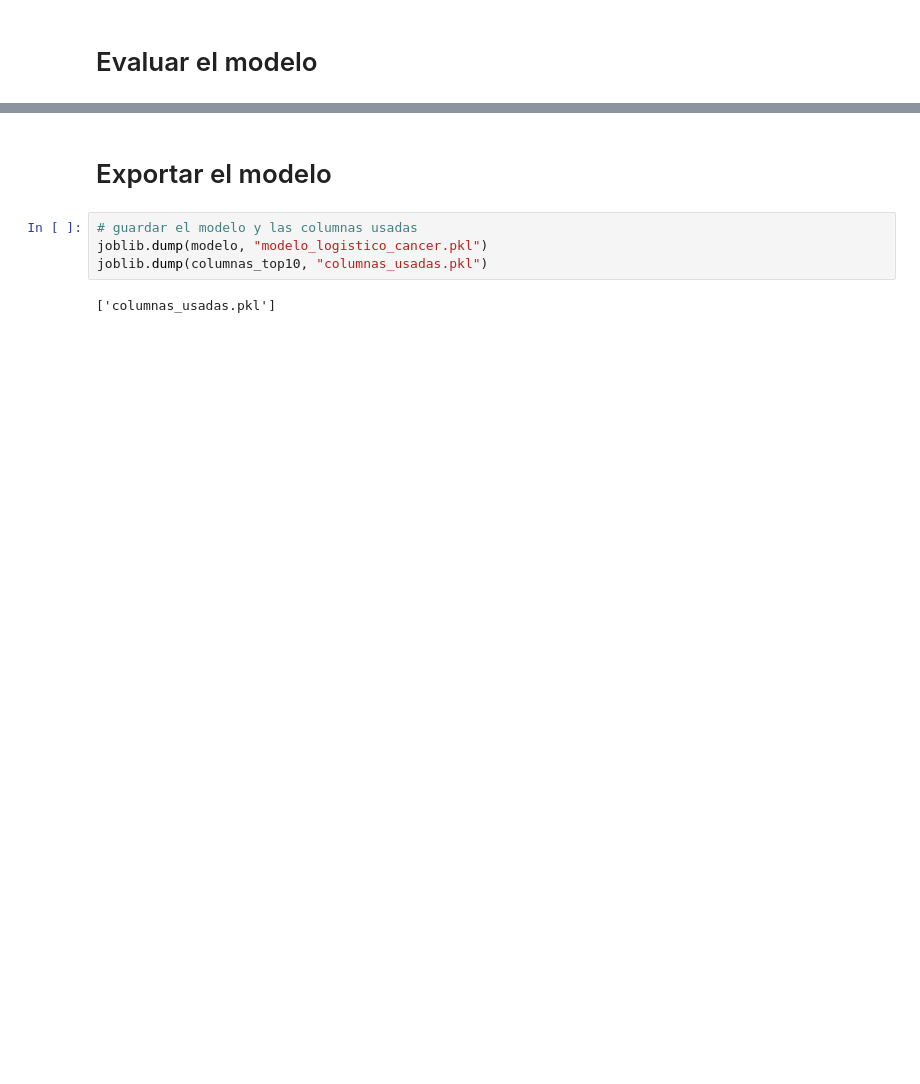
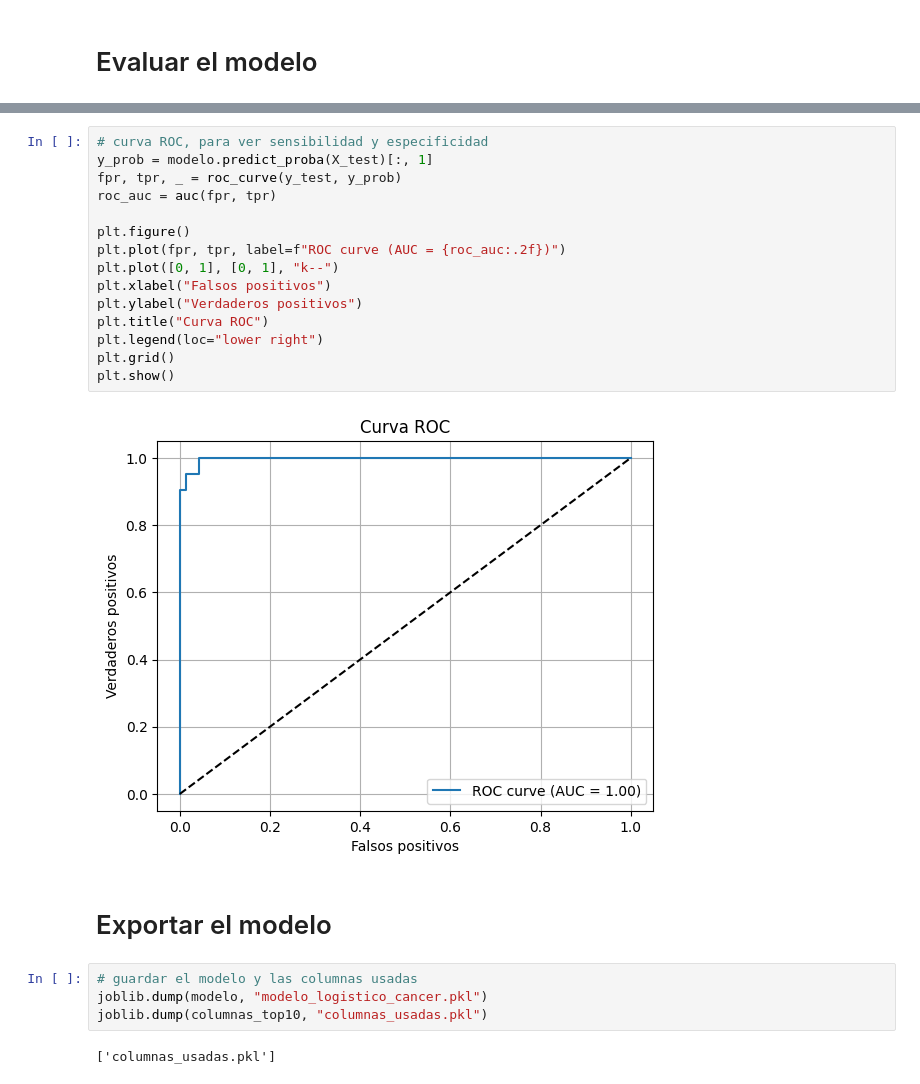
Before and after one commit to MACHINE-LEARNING-tlp3/tp-integrador-python, a Jupyter notebook: servidor/train/main.ipynb, the cells around one changed output, grey strips where cells are left out. Saved outputs shown, nothing was run; the diff lists cells and outputs as text; blank space fills up the shorter version.

```diff
--- a/servidor/train/main.ipynb
+++ b/servidor/train/main.ipynb
@@ -130,3 +166,20 @@ Matriz de confusión:
+# %%
+# curva ROC, para ver sensibilidad y especificidad
+y_prob = modelo.predict_proba(X_test)[:, 1]
+fpr, tpr, _ = roc_curve(y_test, y_prob)
+roc_auc = auc(fpr, tpr)
+
+plt.figure()
+plt.plot(fpr, tpr, label=f"ROC curve (AUC = {roc_auc:.2f})")
+plt.plot([0, 1], [0, 1], "k--")
+plt.xlabel("Falsos positivos")
+plt.ylabel("Verdaderos positivos")
+plt.title("Curva ROC")
+plt.legend(loc="lower right")
+plt.grid()
+plt.show()
+# %% [output]
+[figure, added]
 # %% [markdown]
 # Exportar el modelo
 # %%
```
Also changed, not shown: parts of 9 cells of this notebook, 2 other files.
